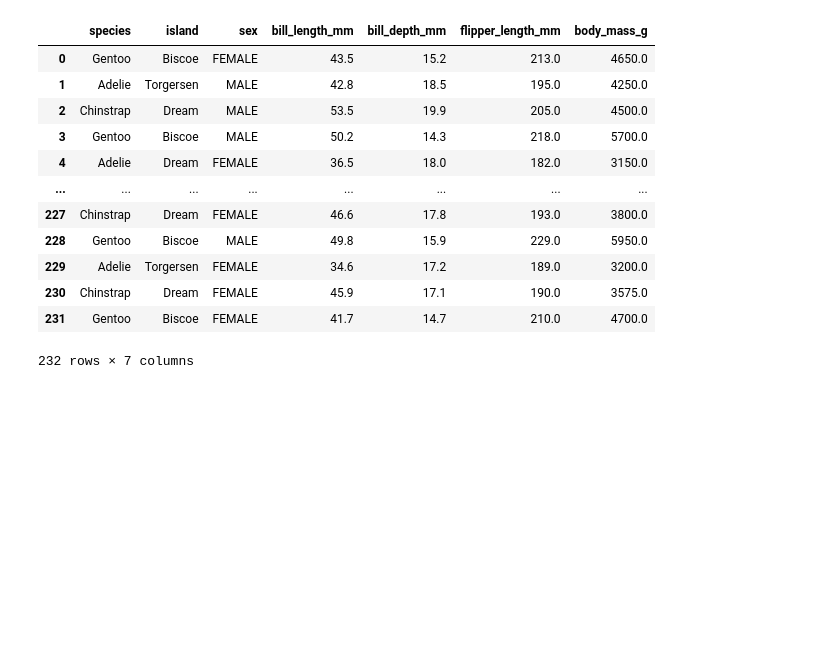
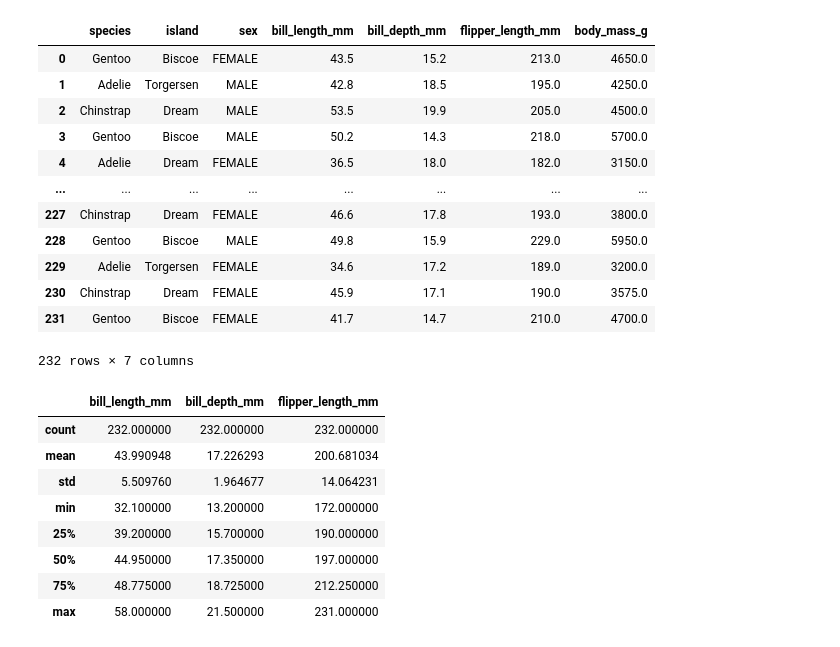
Before and after one commit to Plusholic/Engineer_BigDataAnalysis, a Jupyter notebook: BigData_practice_02.ipynb, the cells around one changed output. Saved outputs shown, nothing was run; the diff lists cells and outputs as text; code cells hidden in the pictures; blank space fills up the shorter version.

```diff
--- a/BigData_practice_02.ipynb
+++ b/BigData_practice_02.ipynb
@@ -78,0 +84,12 @@ train
+# %%
+X_train.describe()
+# %% [output]
+|  | bill_length_mm | bill_depth_mm | flipper_length_mm |
+| count | 232.000000 | 232.000000 | 232.000000 |
+| mean | 43.990948 | 17.226293 | 200.681034 |
+| std | 5.509760 | 1.964677 | 14.064231 |
+| min | 32.100000 | 13.200000 | 172.000000 |
+| 25% | 39.200000 | 15.700000 | 190.000000 |
+| 50% | 44.950000 | 17.350000 | 197.000000 |
+| 75% | 48.775000 | 18.725000 | 212.250000 |
+| max | 58.000000 | 21.500000 | 231.000000 |
```
Also changed, not shown: parts of 11 cells of this notebook.
